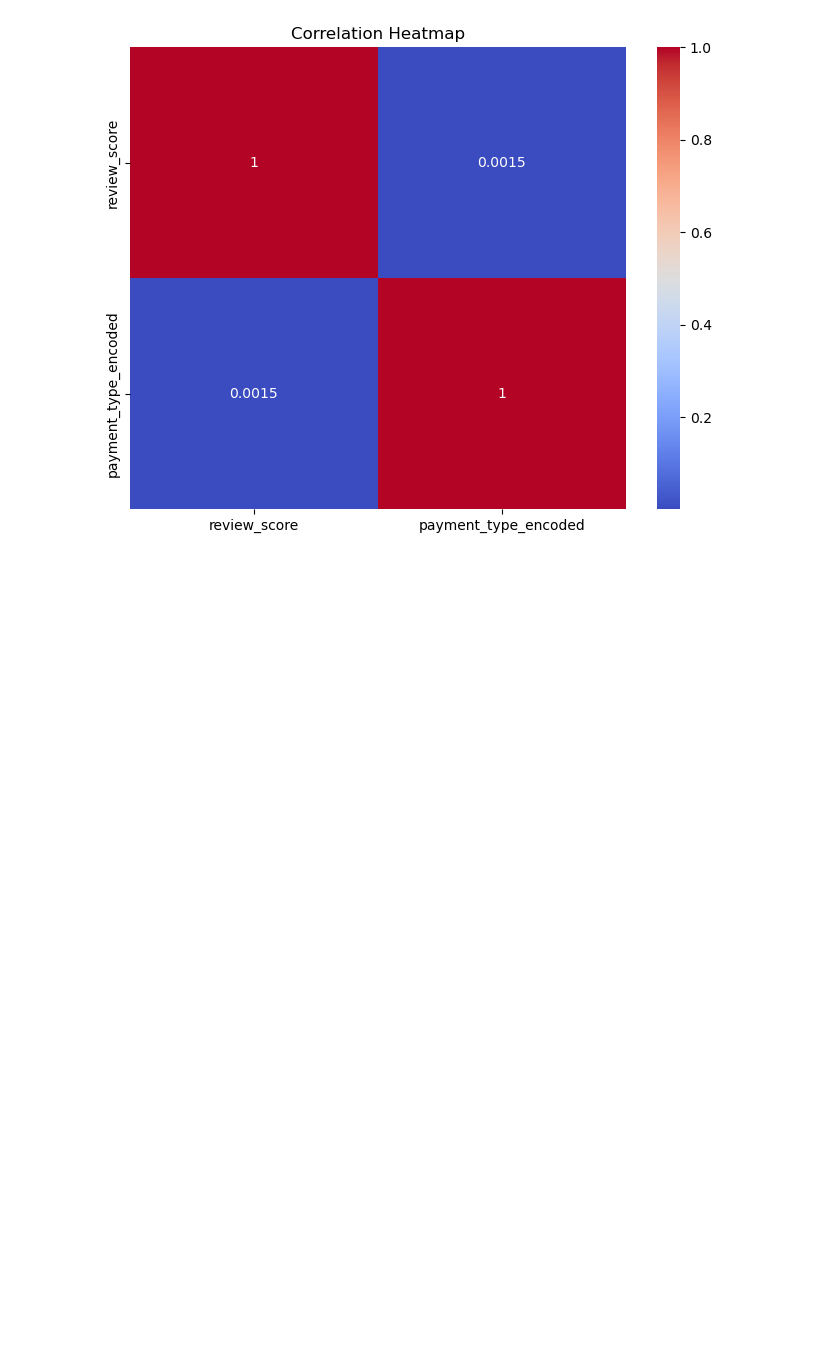
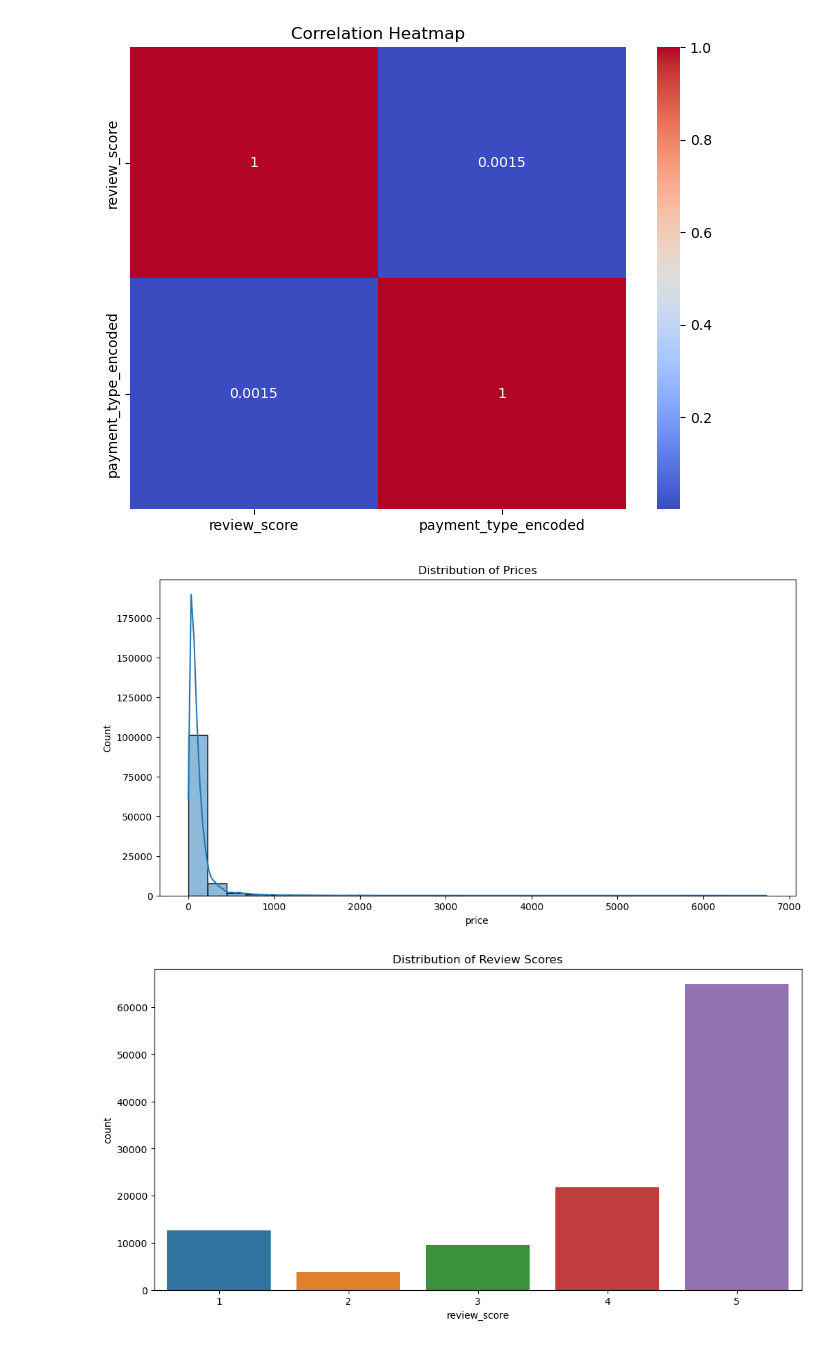
Before and after one commit to yjia28tan/Big-Data-Programming-Project, a Jupyter notebook: Code&Dataset/Original Dataset/Data cleaning & EDA.ipynb, the cells around one changed output. Drawn from its saved outputs; the diff is of its cells as text; code cells hidden in the pictures; blank space fills up the shorter version.

```diff
--- a/Code&Dataset/Original Dataset/Data cleaning & EDA.ipynb
+++ b/Code&Dataset/Original Dataset/Data cleaning & EDA.ipynb
@@ -1318,0 +1321,23 @@ plt.show()
+# %%
+# Select relevant columns
+df_price_reviews = df[['price', 'review_score']]
+
+# Convert 'price' to numeric, handling errors by setting non-numeric values to NaN
+df_price_reviews['price'] = pd.to_numeric(df_price_reviews['price'], errors='coerce')
+
+# Drop rows with NaN values (if any) after the conversion
+df_price_reviews = df_price_reviews.dropna(subset=['price'])
+# %%
+# EDA: Distribution of prices and review scores
+plt.figure(figsize=(12, 6))
+sns.histplot(df_price_reviews['price'], bins=30, kde=True)
+plt.title('Distribution of Prices')
+plt.show()
+
+plt.figure(figsize=(12, 6))
+sns.countplot(x='review_score', data=df_price_reviews)
+plt.title('Distribution of Review Scores')
+plt.show()
+# %% [output]
+[figure, added]
+[figure, added]
```
Also changed, not shown: parts of 10 cells of this notebook.
